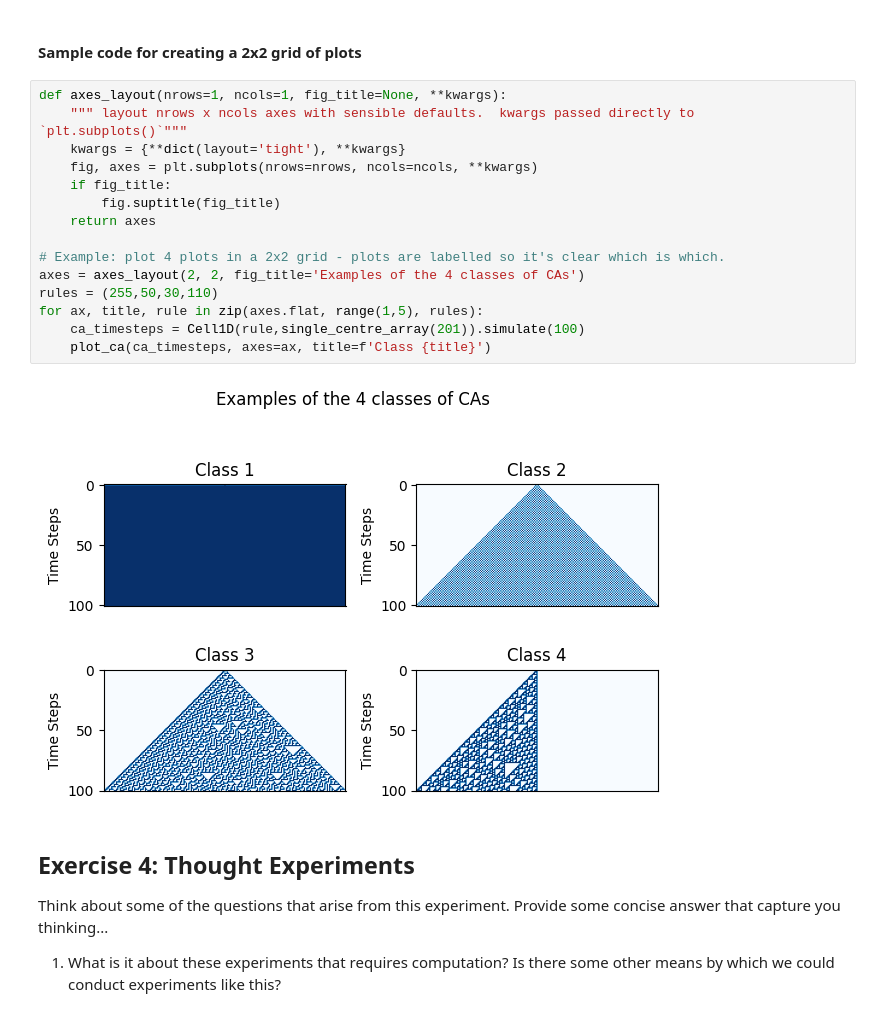
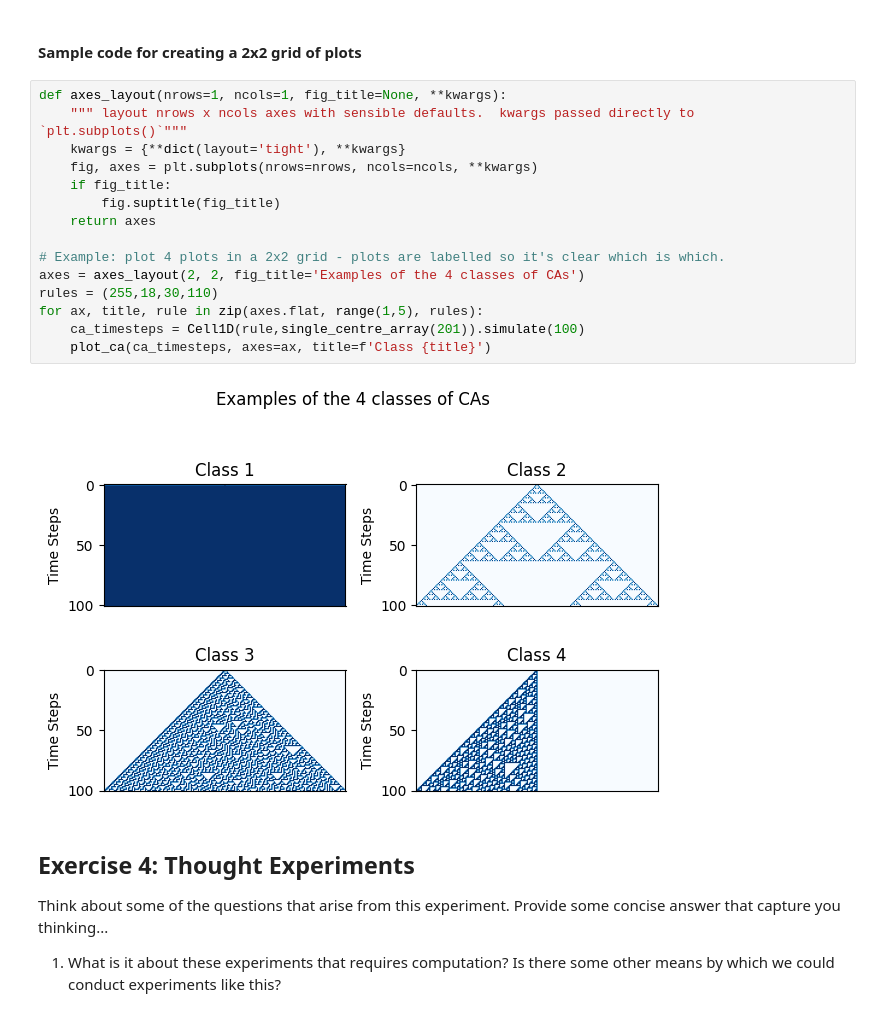
Before and after one commit to alirempel/cap-comp215, a Jupyter notebook: labs/lab05-CA-1D.ipynb, the cells around one changed output. Drawn from its saved outputs; the diff is of its cells as text.

```diff
--- a/labs/lab05-CA-1D.ipynb
+++ b/labs/lab05-CA-1D.ipynb
@@ -210,20 +210,20 @@ ca_experiment(124, n_steps=1000, array=random_array(1500,.5))
 # %%
 def axes_layout(nrows=1, ncols=1, fig_title=None, **kwargs):
     """ layout nrows x ncols axes with sensible defaults.  kwargs passed directly to `plt.subplots()`"""
     kwargs = {**dict(layout='tight'), **kwargs}
     fig, axes = plt.subplots(nrows=nrows, ncols=ncols, **kwargs)
     if fig_title:
         fig.suptitle(fig_title)
     return axes
 
 # Example: plot 4 plots in a 2x2 grid - plots are labelled so it's clear which is which.
 axes = axes_layout(2, 2, fig_title='Examples of the 4 classes of CAs')
-rules = (255,50,30,110)
+rules = (255,18,30,110)
 for ax, title, rule in zip(axes.flat, range(1,5), rules):
     ca_timesteps = Cell1D(rule,single_centre_array(201)).simulate(100)
     plot_ca(ca_timesteps, axes=ax, title=f'Class {title}')
 # %% [output]
-[figure, old version]
+[figure, new version]
 # %% [markdown]
 ## Exercise 4:  Thought Experiments
 Think about some of the questions that arise from this experiment.  Provide some concise answer that capture you thinking...
```
